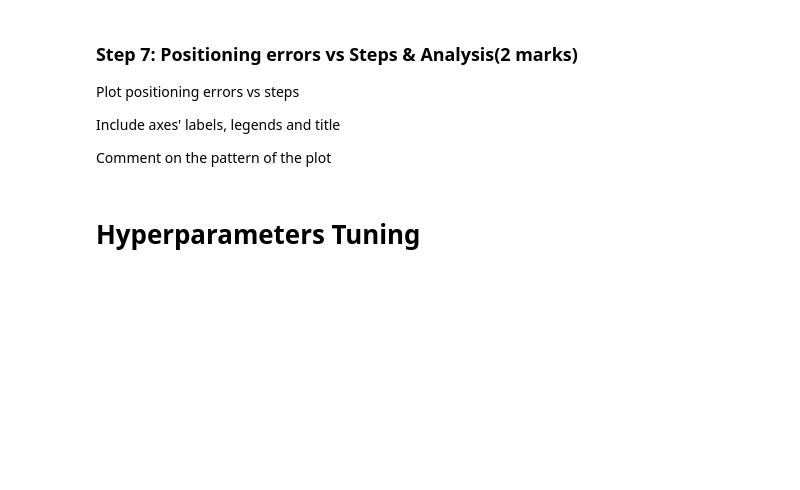
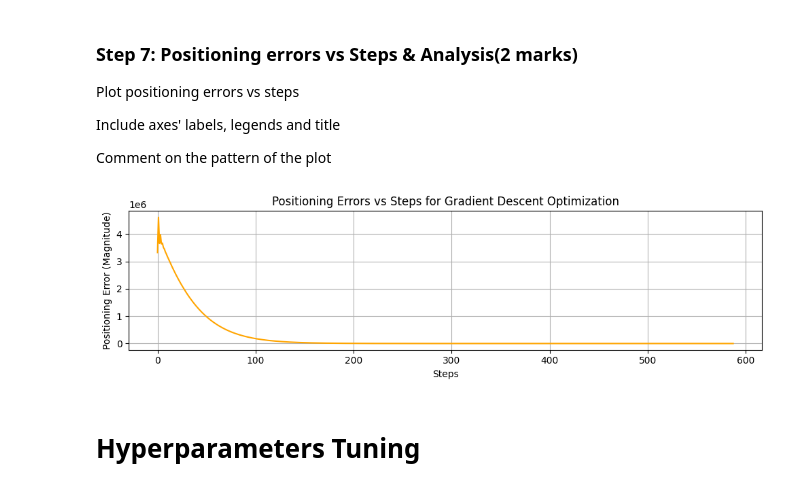
Before and after one commit to rbawah/engg680_2024_fall_group7, a Jupyter notebook: Lab_Assignment3/Assignment3.ipynb, the cells around one changed output. Drawn from its saved outputs; the diff is of its cells as text; code cells hidden in the pictures; blank space fills up the shorter version.

```diff
--- a/Lab_Assignment3/Assignment3.ipynb
+++ b/Lab_Assignment3/Assignment3.ipynb
@@ -248,3 +307,19 @@ plt.show()
+# %%
+fig, ax = plt.subplots(nrows=1, ncols=1, figsize=(10, 3))
+positioning_errors = np.linalg.norm(arr_err, axis=1)
+ax.plot(positioning_errors, label='Positioning Error', color='orange')
+ax.set_xlabel('Steps')
+ax.set_ylabel('Positioning Error (Magnitude)')
+ax.set_title('Positioning Errors vs Steps for Gradient Descent Optimization')
+ax.grid(True)
+fig.tight_layout()
+plt.show()
+
+# Comment on the pattern
+# The plot indicates a general trend in positioning errors across steps, with potential fluctuations at certain points.
+# As steps increase, errors may gradually decrease, suggesting improved accuracy, or remain steady, indicating consistent precision.
+# %% [output]
+[figure, added]
 # %% [markdown]
 # Hyperparameters Tuning
 # %% [markdown]
```
Also changed, not shown: parts of 17 cells of this notebook.
